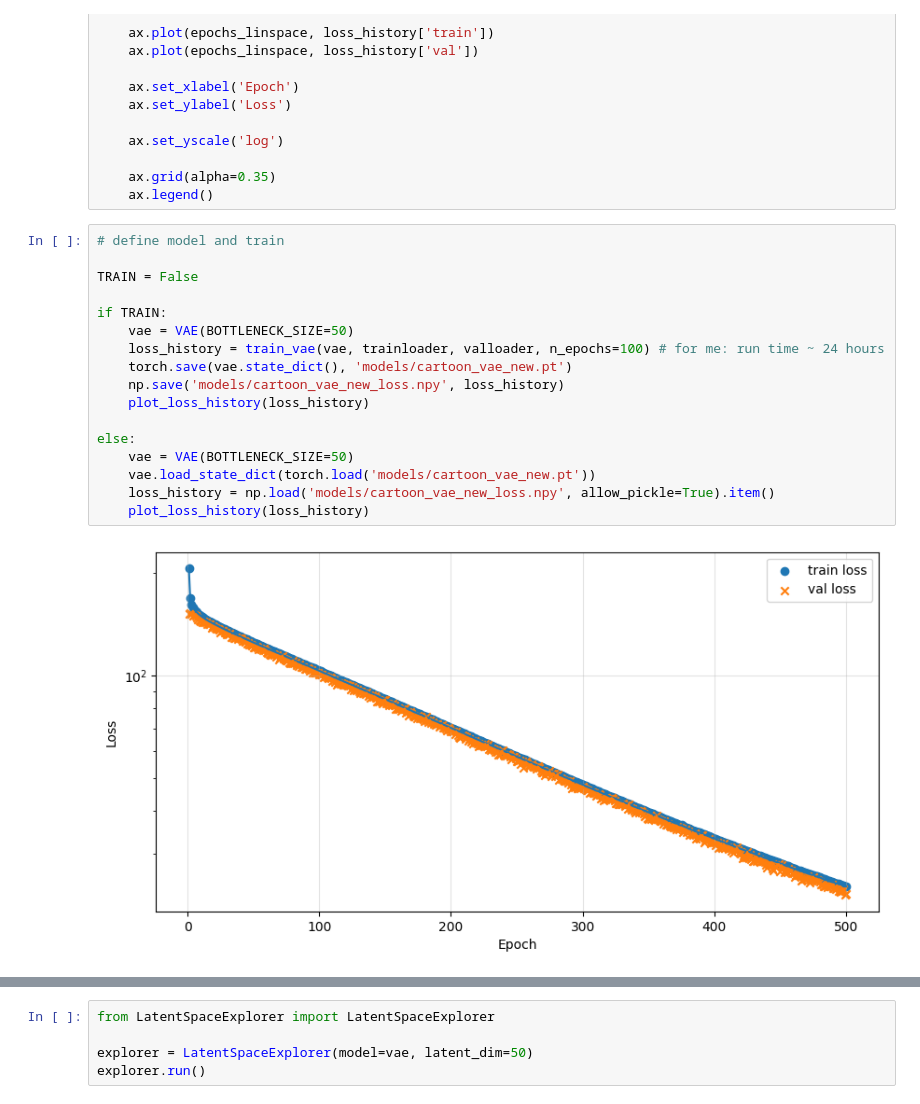
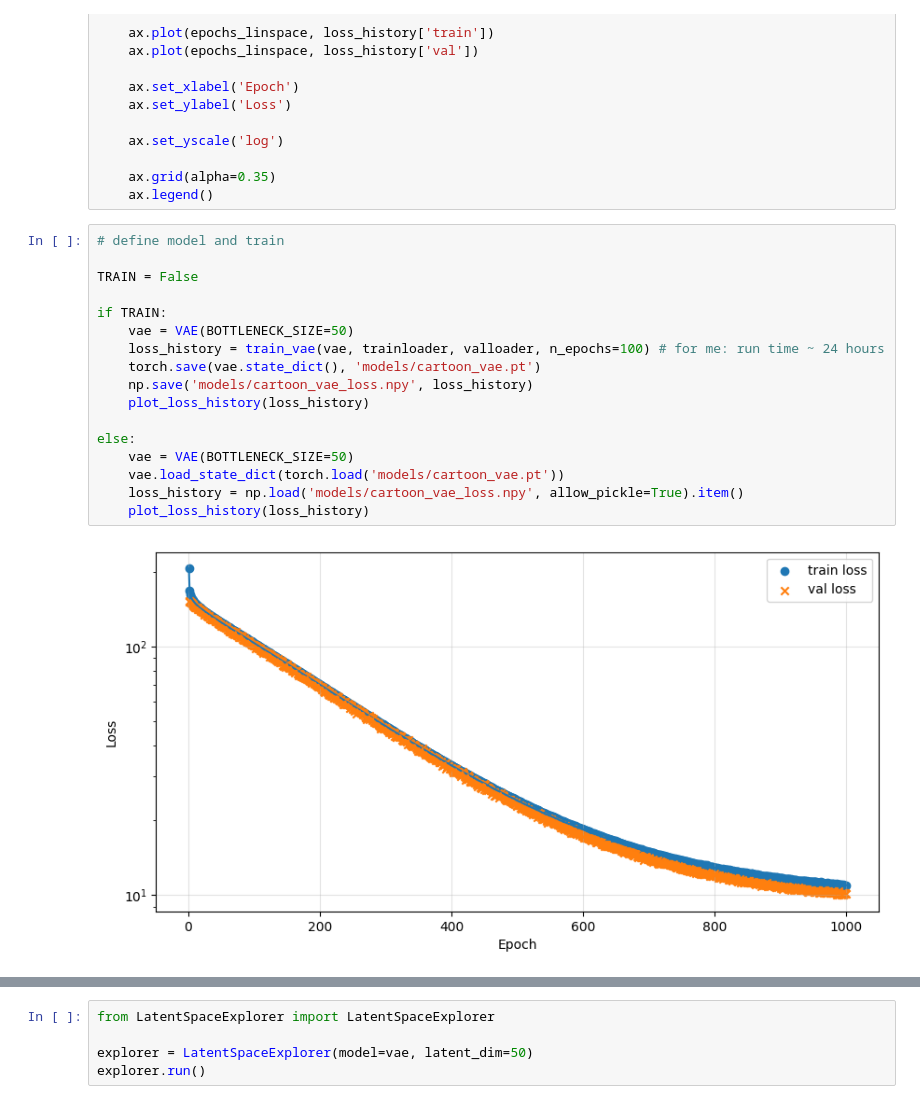
Before and after one commit to CKleiber/SciML-Seminar, a Jupyter notebook: PlayingWithVAE.ipynb, the cells around one changed output, grey strips where cells are left out. Saved outputs shown, nothing was run; the diff lists cells and outputs as text.

Commit message:
Final training for Cartoon VAE

```diff
--- a/PlayingWithVAE.ipynb
+++ b/PlayingWithVAE.ipynb
@@ -220,19 +220,19 @@ def plot_loss_history(loss_history):
 # %%
 # define model and train
 
 TRAIN = False
 
 if TRAIN:
     vae = VAE(BOTTLENECK_SIZE=50)
     loss_history = train_vae(vae, trainloader, valloader, n_epochs=100) # for me: run time ~ 24 hours
-    torch.save(vae.state_dict(), 'models/cartoon_vae_new.pt')
-    np.save('models/cartoon_vae_new_loss.npy', loss_history)
+    torch.save(vae.state_dict(), 'models/cartoon_vae.pt')
+    np.save('models/cartoon_vae_loss.npy', loss_history)
     plot_loss_history(loss_history)
 
 else:
     vae = VAE(BOTTLENECK_SIZE=50)
-    vae.load_state_dict(torch.load('models/cartoon_vae_new.pt'))
-    loss_history = np.load('models/cartoon_vae_new_loss.npy', allow_pickle=True).item()
+    vae.load_state_dict(torch.load('models/cartoon_vae.pt'))
+    loss_history = np.load('models/cartoon_vae_loss.npy', allow_pickle=True).item()
     plot_loss_history(loss_history)
 # %% [output]
-[figure, old version]
+[figure, new version]
```
Also changed, not shown: parts of 2 cells of this notebook, 4 other files.
